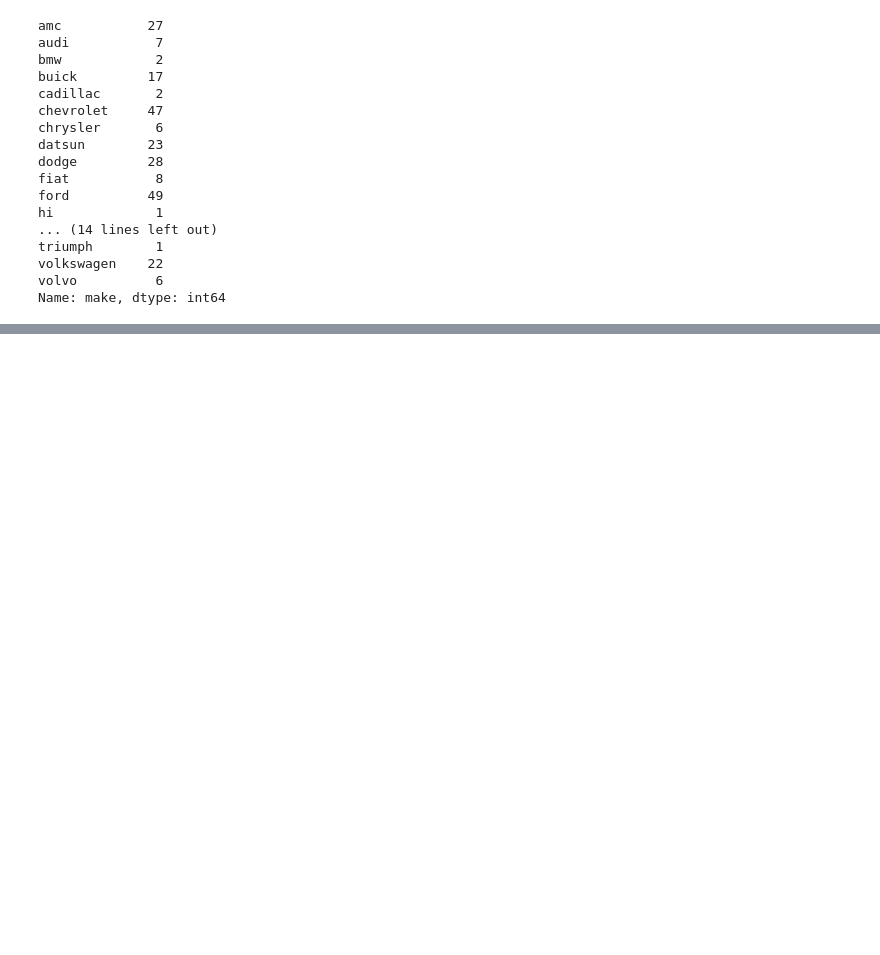
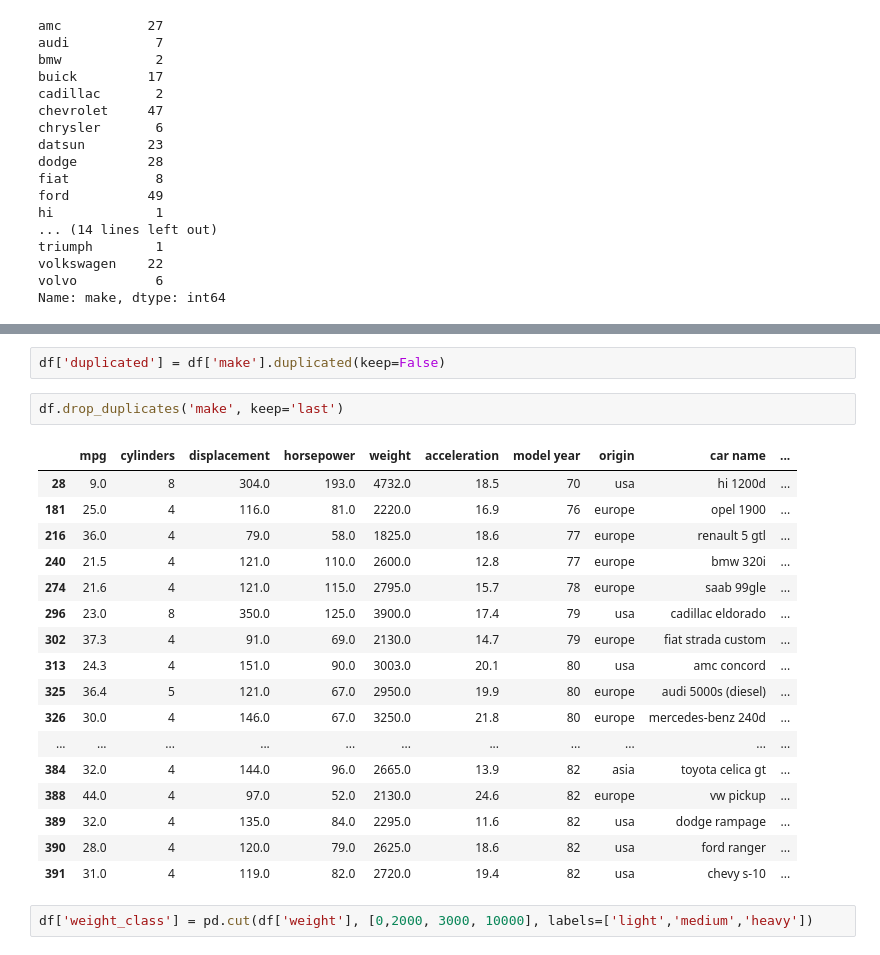
Before and after one commit to get-to-work-together/Python-Data-Analyse-Defensie, a Jupyter notebook: pandas mpg.ipynb, the cells around one changed output, grey strips where cells are left out. Saved outputs shown, nothing was run; the diff lists cells and outputs as text; blank space fills up the shorter version.

```diff
--- a/pandas mpg.ipynb
+++ b/pandas mpg.ipynb
@@ -110,0 +145,24 @@ sns.pairplot(df, hue='origin');
+# %%
+df['duplicated'] = df['make'].duplicated(keep=False)
+# %%
+df.drop_duplicates('make', keep='last')
+# %% [output]
+|  | mpg | cylinders | displacement | horsepower | weight | acceleration | model year | origin | car name | ... |
+| 28 | 9.0 | 8 | 304.0 | 193.0 | 4732.0 | 18.5 | 70 | usa | hi 1200d | ... |
+| 181 | 25.0 | 4 | 116.0 | 81.0 | 2220.0 | 16.9 | 76 | europe | opel 1900 | ... |
+| 216 | 36.0 | 4 | 79.0 | 58.0 | 1825.0 | 18.6 | 77 | europe | renault 5 gtl | ... |
+| 240 | 21.5 | 4 | 121.0 | 110.0 | 2600.0 | 12.8 | 77 | europe | bmw 320i | ... |
+| 274 | 21.6 | 4 | 121.0 | 115.0 | 2795.0 | 15.7 | 78 | europe | saab 99gle | ... |
+| 296 | 23.0 | 8 | 350.0 | 125.0 | 3900.0 | 17.4 | 79 | usa | cadillac eldorado | ... |
+| 302 | 37.3 | 4 | 91.0 | 69.0 | 2130.0 | 14.7 | 79 | europe | fiat strada custom | ... |
+| 313 | 24.3 | 4 | 151.0 | 90.0 | 3003.0 | 20.1 | 80 | usa | amc concord | ... |
+| 325 | 36.4 | 5 | 121.0 | 67.0 | 2950.0 | 19.9 | 80 | europe | audi 5000s (diesel) | ... |
+| 326 | 30.0 | 4 | 146.0 | 67.0 | 3250.0 | 21.8 | 80 | europe | mercedes-benz 240d | ... |
+| ... | ... | ... | ... | ... | ... | ... | ... | ... | ... | ... |
+| 384 | 32.0 | 4 | 144.0 | 96.0 | 2665.0 | 13.9 | 82 | asia | toyota celica gt | ... |
+| 388 | 44.0 | 4 | 97.0 | 52.0 | 2130.0 | 24.6 | 82 | europe | vw pickup | ... |
+| 389 | 32.0 | 4 | 135.0 | 84.0 | 2295.0 | 11.6 | 82 | usa | dodge rampage | ... |
+| 390 | 28.0 | 4 | 120.0 | 79.0 | 2625.0 | 18.6 | 82 | usa | ford ranger | ... |
+| 391 | 31.0 | 4 | 119.0 | 82.0 | 2720.0 | 19.4 | 82 | usa | chevy s-10 | ... |
+# %%
+df['weight_class'] = pd.cut(df['weight'], [0,2000, 3000, 10000], labels=['light','medium','heavy'])
```
Also changed, not shown: parts of 12 cells of this notebook, 6 other files.
